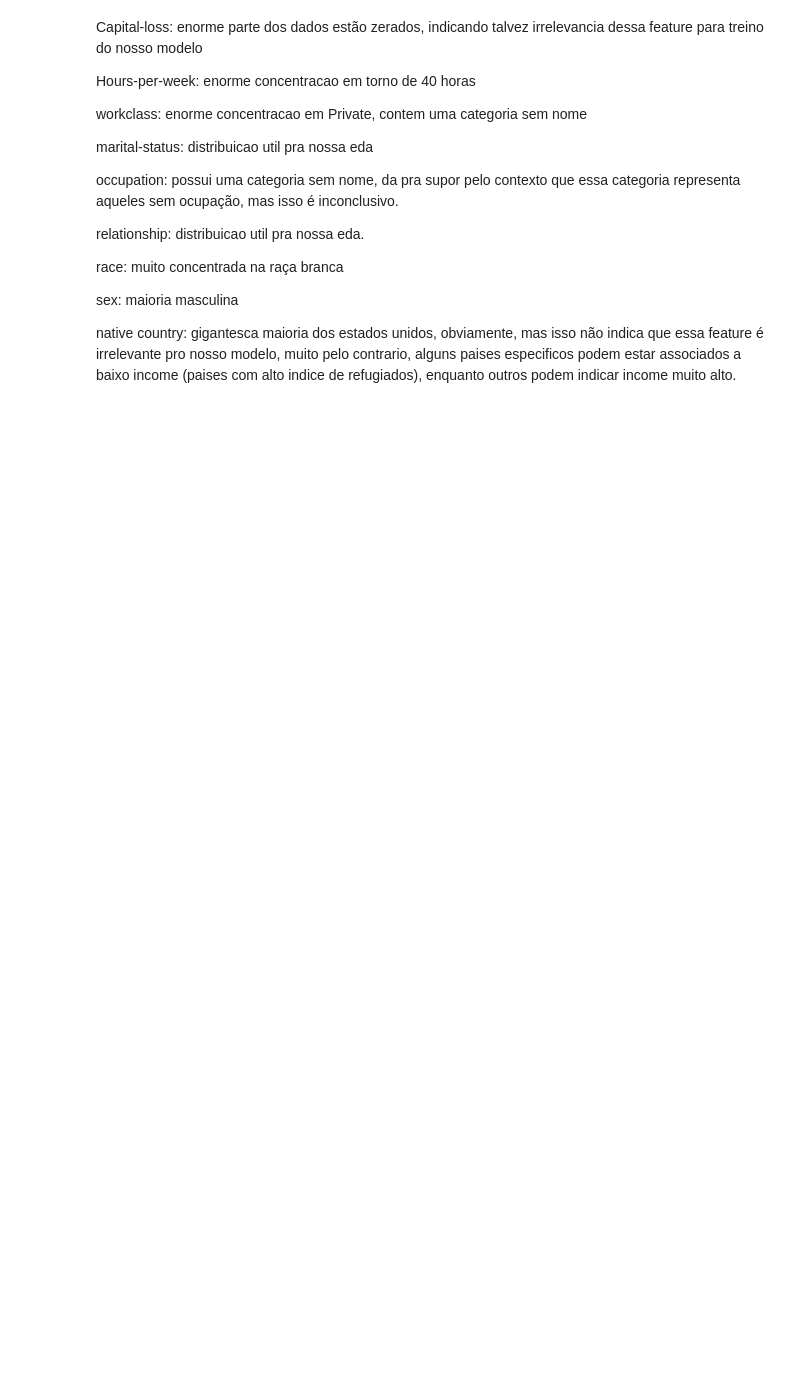
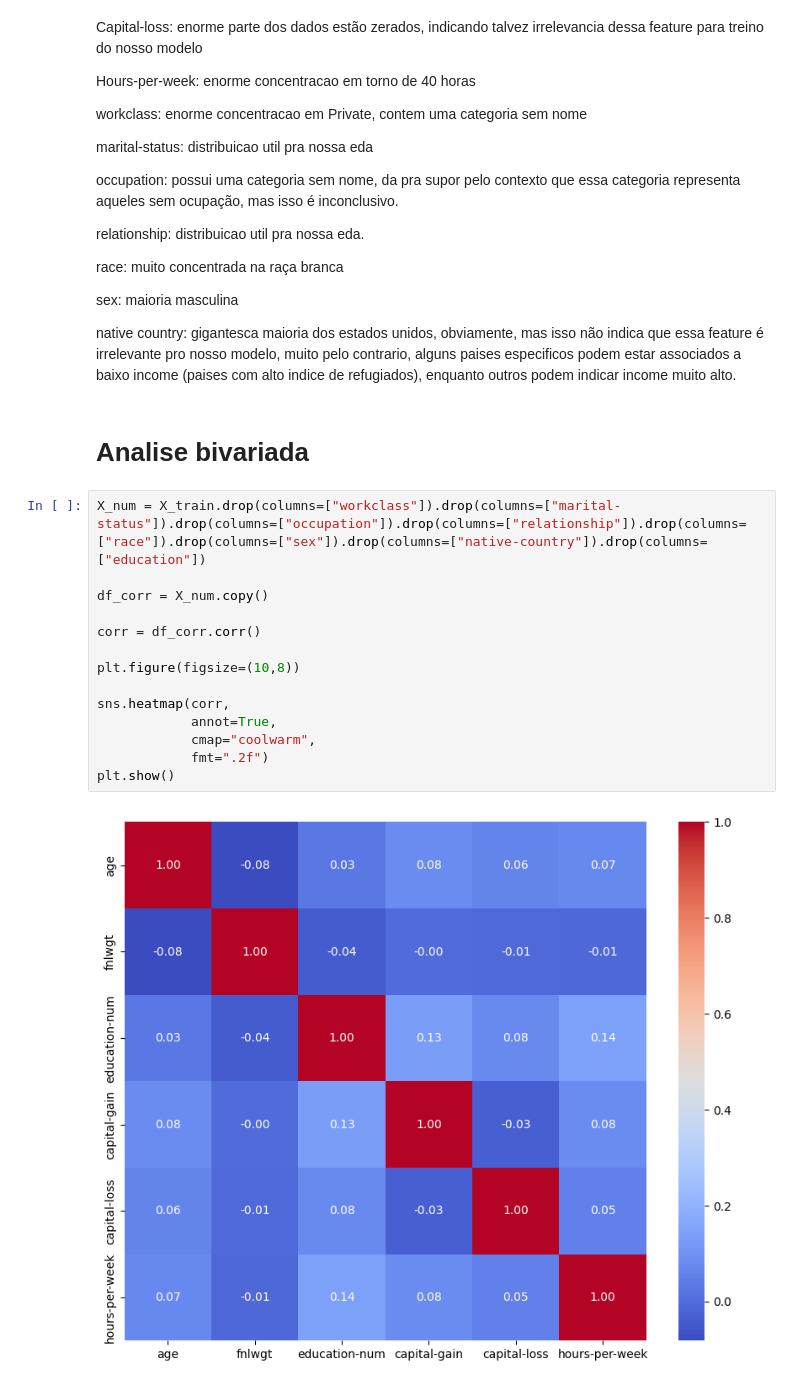
Before and after one commit to guedera/ProjetoMachineLearning, a Jupyter notebook: EDA.ipynb, the cells around one changed output. Saved outputs shown, nothing was run; the diff lists cells and outputs as text; blank space fills up the shorter version.

```diff
--- a/EDA.ipynb
+++ b/EDA.ipynb
@@ -293,3 +293,21 @@ race: muito concentrada na raça branca
 sex: maioria masculina
 
 native country: gigantesca maioria dos estados unidos, obviamente, mas isso não indica que essa feature é irrelevante pro nosso modelo, muito pelo contrario, alguns paises especificos podem estar associados a baixo income (paises com alto indice de refugiados), enquanto outros podem indicar income muito alto.
+# %% [markdown]
+# Analise bivariada
+# %%
+X_num = X_train.drop(columns=["workclass"]).drop(columns=["marital-status"]).drop(columns=["occupation"]).drop(columns=["relationship"]).drop(columns=["race"]).drop(columns=["sex"]).drop(columns=["native-country"]).drop(columns=["education"])
+
+df_corr = X_num.copy()
+
+corr = df_corr.corr()
+
+plt.figure(figsize=(10,8))
+
+sns.heatmap(corr,
+            annot=True,
+            cmap="coolwarm",
+            fmt=".2f")
+plt.show()
+# %% [output]
+[figure, added]
```
